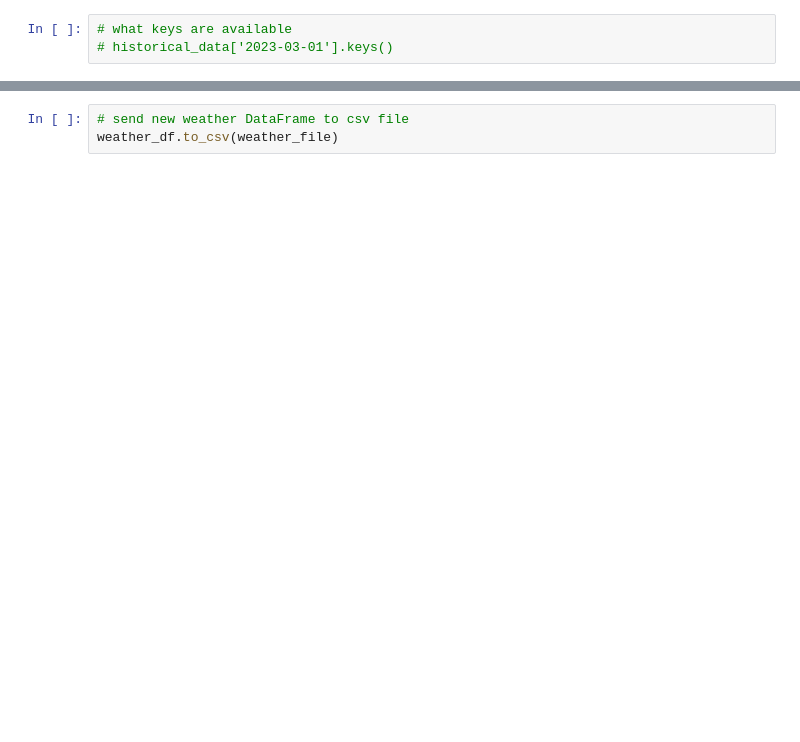
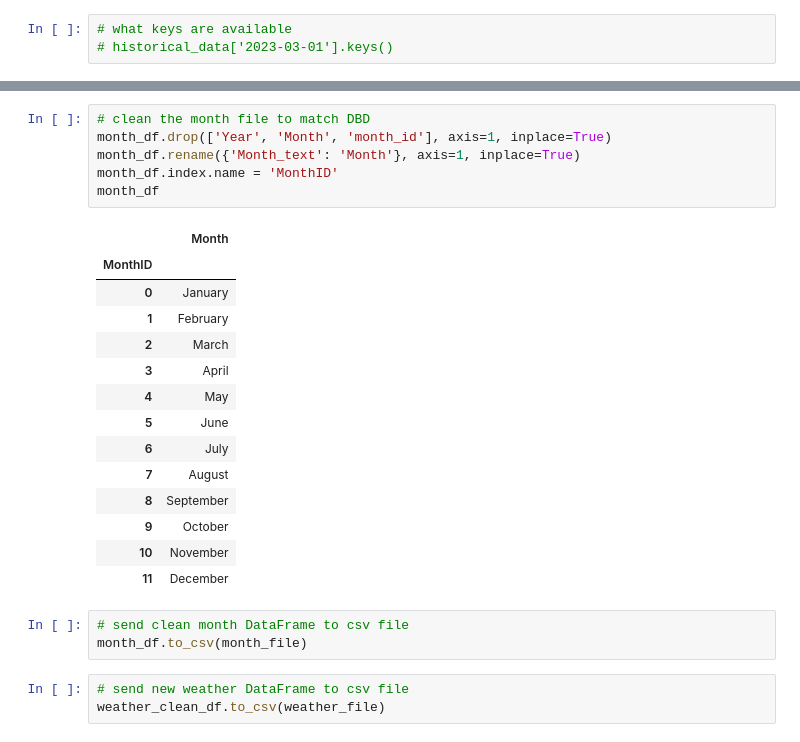
Before and after one commit to mugsiemx/honeymoon-dashboard, a Jupyter notebook: API_Calls/weatherAPI.ipynb, the cells around one changed output, grey strips where cells are left out. Drawn from its saved outputs; the diff is of its cells as text; blank space fills up the shorter version.

```diff
--- a/API_Calls/weatherAPI.ipynb
+++ b/API_Calls/weatherAPI.ipynb
@@ -166,3 +296,27 @@ weather_df
+# %%
+# clean the month file to match DBD
+month_df.drop(['Year', 'Month', 'month_id'], axis=1, inplace=True)
+month_df.rename({'Month_text': 'Month'}, axis=1, inplace=True)
+month_df.index.name = 'MonthID'
+month_df
+# %% [output]
+|  | Month |
+| MonthID |  |
+| 0 | January |
+| 1 | February |
+| 2 | March |
+| 3 | April |
+| 4 | May |
+| 5 | June |
+| 6 | July |
+| 7 | August |
+| 8 | September |
+| 9 | October |
+| 10 | November |
+| 11 | December |
+# %%
+# send clean month DataFrame to csv file
+month_df.to_csv(month_file)
 # %%
 # send new weather DataFrame to csv file
-weather_df.to_csv(weather_file)
+weather_clean_df.to_csv(weather_file)
```
Also changed, not shown: parts of 11 cells of this notebook, 2 other files.
